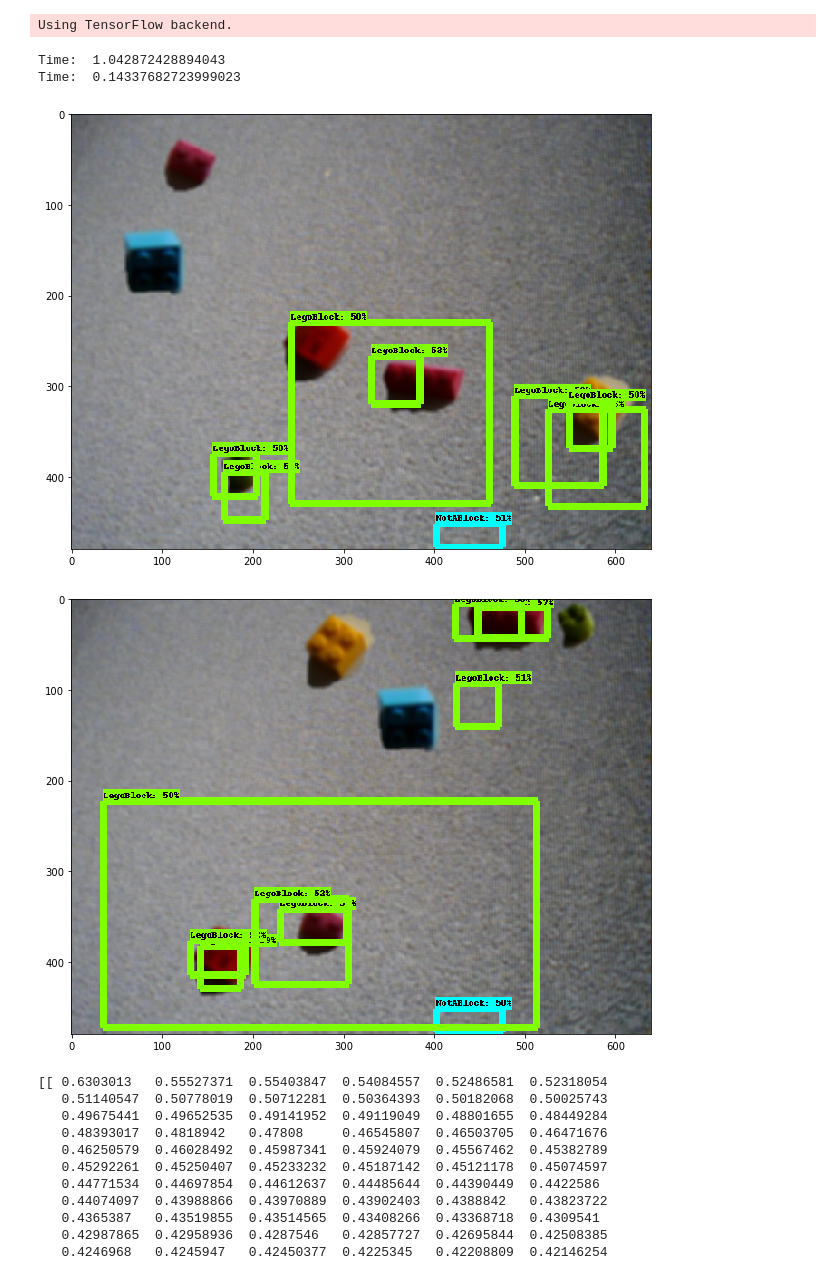
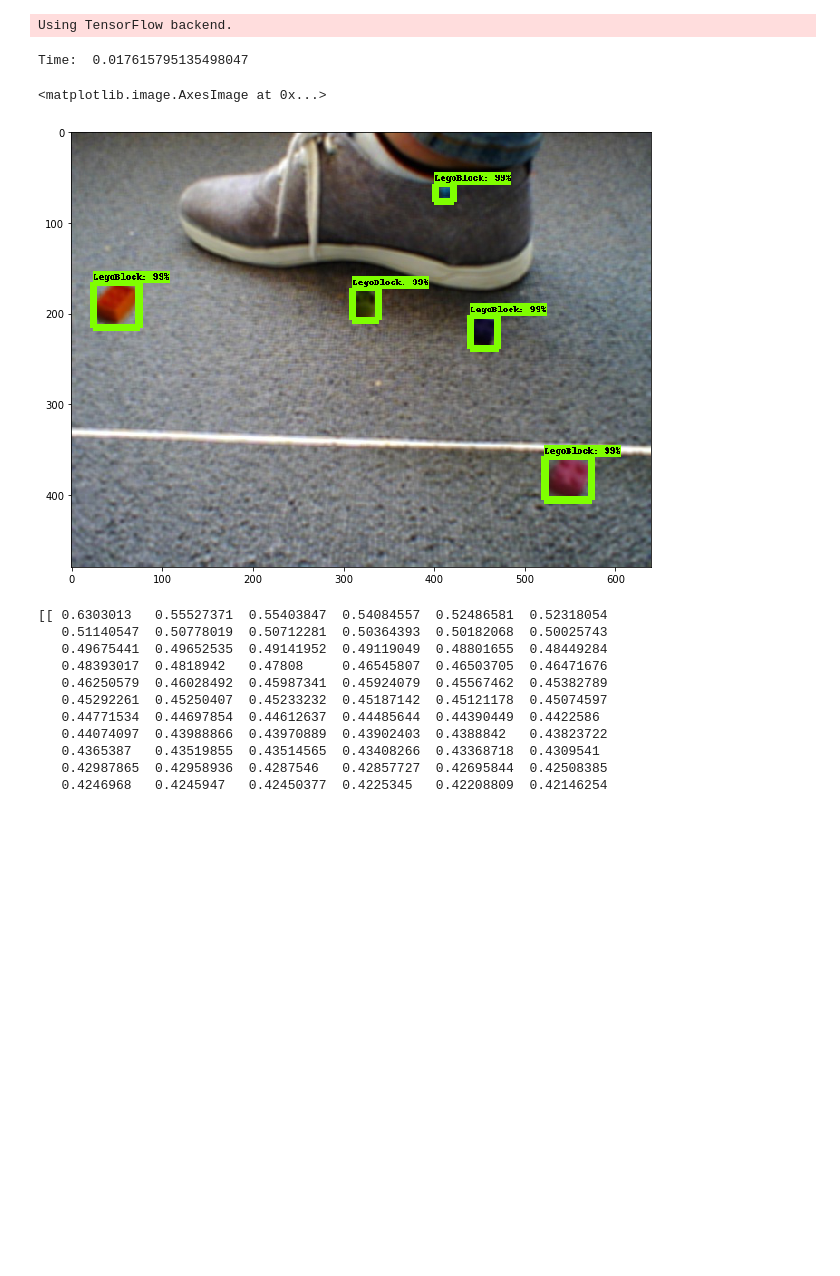
Before and after one commit to robotgradient/DLRCev3, a Jupyter notebook: object_detection/nn_object_detection/tensorflow_object_detection.ipynb, the cells around one changed output. Drawn from its saved outputs; the diff is of its cells as text; code cells hidden in the pictures; blank space fills up the shorter version.

```diff
--- a/object_detection/nn_object_detection/tensorflow_object_detection.ipynb
+++ b/object_detection/nn_object_detection/tensorflow_object_detection.ipynb
@@ -103,8 +103,8 @@ Using TensorFlow backend.
 import tensorflow as tf
 
 # Path to frozen detection graph. This is the actual model that is used for the object detection.
-PATH_TO_CKPT = "/home/dlrc/nn_object_detection/tf_train_dir/models/faster_rcnn_resnet_lego_v1/train/frozen_inference_graph.pb"
-PATH_TO_LABELS = "/home/dlrc/nn_object_detection/tf_train_dir/data/label_map.pbtxt"
+PATH_TO_CKPT = "/home/dlrc/projects/DLRCev3/object_detection/nn_object_detection/tf_train_dir/models/ssd_mobilenet_v1_lego/train/frozen_inference_graph.pb"
+PATH_TO_LABELS = "/home/dlrc/projects/DLRCev3/object_detection/nn_object_detection/tf_train_dir/data/label_map.pbtxt"
 NUM_CLASSES = 2
 
 detection_graph = tf.Graph()
@@ -148,10 +150,18 @@ sys.path.append("/home/dlrc/projects/tensorflow/models/object_detection")
 from utils import label_map_util
 import numpy as np
 
+
 # Path to frozen detection graph. This is the actual model that is used for the object detection.
-PATH_TO_CKPT = "/home/dlrc/nn_object_detection/tf_train_dir/models/faster_rcnn_resnet_lego_v1/train/frozen_inference_graph.pb"
-PATH_TO_LABELS = "/home/dlrc/nn_object_detection/tf_train_dir/data/label_map.pbtxt"
+PATH_TO_CKPT = "/home/dlrc/projects/DLRCev3/object_detection/nn_object_detection/tf_train_dir/models/ssd_mobilenet_v1_lego/train/frozen_inference_graph.pb"
+PATH_TO_LABELS = "/home/dlrc/projects/DLRCev3/object_detection/nn_object_detection/tf_train_dir/data/label_map.pbtxt"
 NUM_CLASSES = 2
+
+from utils import label_map_util
+NUM_CLASSES = 2
+
+label_map = label_map_util.load_labelmap(PATH_TO_LABELS)
+categories = label_map_util.convert_label_map_to_categories(label_map, max_num_classes=NUM_CLASSES, use_display_name=True)
+category_index = label_map_util.create_category_index(categories)
 
 class NNObjectDetector(object):
 
@@ -195,44 +205,44 @@ class NNObjectDetector(object):
 
 
 
-
-detector = NNObjectDetector(PATH_TO_CKPT, PATH_TO_LABELS)
+with tf.device("cpu/:0"):
+  detector = NNObjectDetector(PATH_TO_CKPT, PATH_TO_LABELS)
 # %%
 from PIL import Image
 import numpy as np
 from matplotlib import pyplot as plt
 import sys
 sys.path.append("/home/dlrc/projects/tensorflow/models/object_detection")
 from utils import visualization_utils as vis_util
 import time
 
-for image_path in TEST_IMAGE_PATHS[0:2]:
-  image = Image.open(image_path)
-  # the array based representation of the image will be used later in order to prepare the
-  # result image with boxes and labels on it.
-  image_np = load_image_into_numpy_array(image)
-  # Expand dimensions since the model expects images to have shape: [1, None, None, 3]
-  image_np_expanded = np.expand_dims(image_np, axis=0)
-  # Actual detection.
-  tp = time.time()
-  (boxes, scores, classes, num) = detector.detect(image_np_expanded)
-  print("Time: ", time.time()-tp)
-  # Visualization of the results of a detection.
-  vis_util.visualize_boxes_and_labels_on_image_array(
-      image_np,
-      np.squeeze(boxes),
-      np.squeeze(classes).astype(np.int32),
-      np.squeeze(scores),
-      category_index,
-      use_normalized_coordinates=True,
-      line_thickness=8)
-  plt.figure(figsize=IMAGE_SIZE)
-  plt.imshow(image_np)
+image_path = "/home/dlrc/datasets/object_detection_dataset_v1/images/Data_190.jpeg"
+image = Image.open(image_path)
+# the array based representation of the image will be used later in order to prepare the
+# result image with boxes and labels on it.
+image_np = load_image_into_numpy_array(image)
+# Expand dimensions since the model expects images to have shape: [1, None, None, 3]
+image_np_expanded = np.expand_dims(image_np, axis=0)
+# Actual detection.
+tp = time.time()
+(boxes, scores, classes, num) = detector.detect(image_np_expanded)
+(boxes, scores, classes, num) = (boxes[:2], scores[:2], classes[:2], num[:2])
+print("Time: ", time.time()-tp)
+# Visualization of the results of a detection.
+vis_util.visualize_boxes_and_labels_on_image_array(
+    image_np,
+    np.squeeze(boxes),
+    np.squeeze(classes).astype(np.int32),
+    np.squeeze(scores),
+    category_index,
+    use_normalized_coordinates=True,
+    line_thickness=8)
+plt.figure(figsize=IMAGE_SIZE)
+plt.imshow(image_np)
 # %% [output]
-Time:  1.042872428894043
-Time:  0.14337682723999023
+Time:  0.017615795135498047
+<matplotlib.image.AxesImage at 0x...>
-[figure, old version]
+[figure, new version]
-[figure, removed]
 # %%
 print(scores)
 # %% [output]
```
Also changed, not shown: parts of 1 cell of this notebook, 4 other files.
